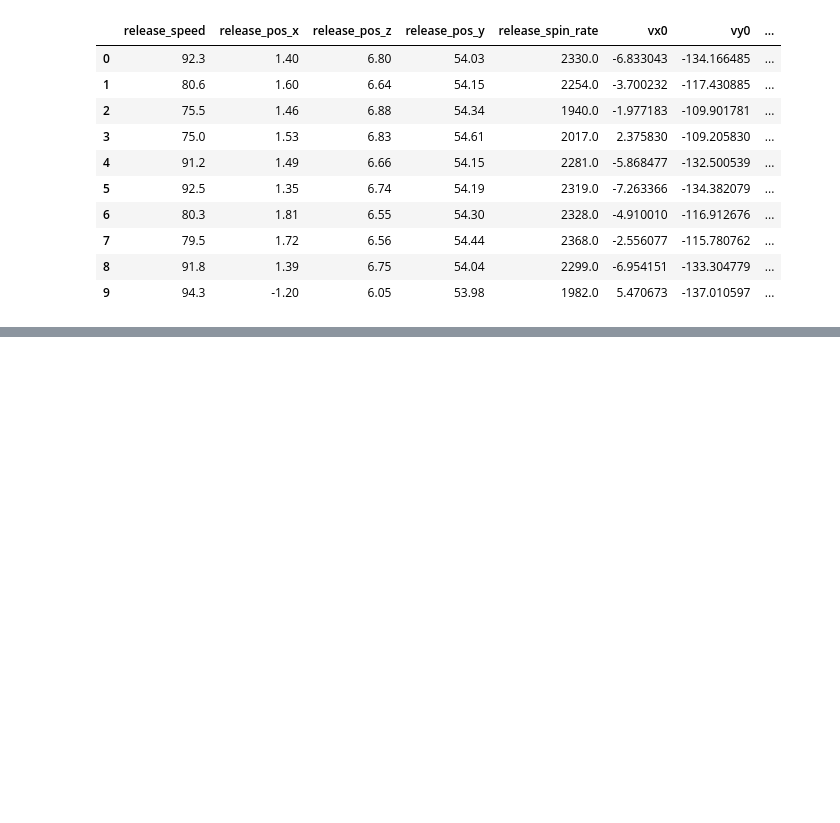
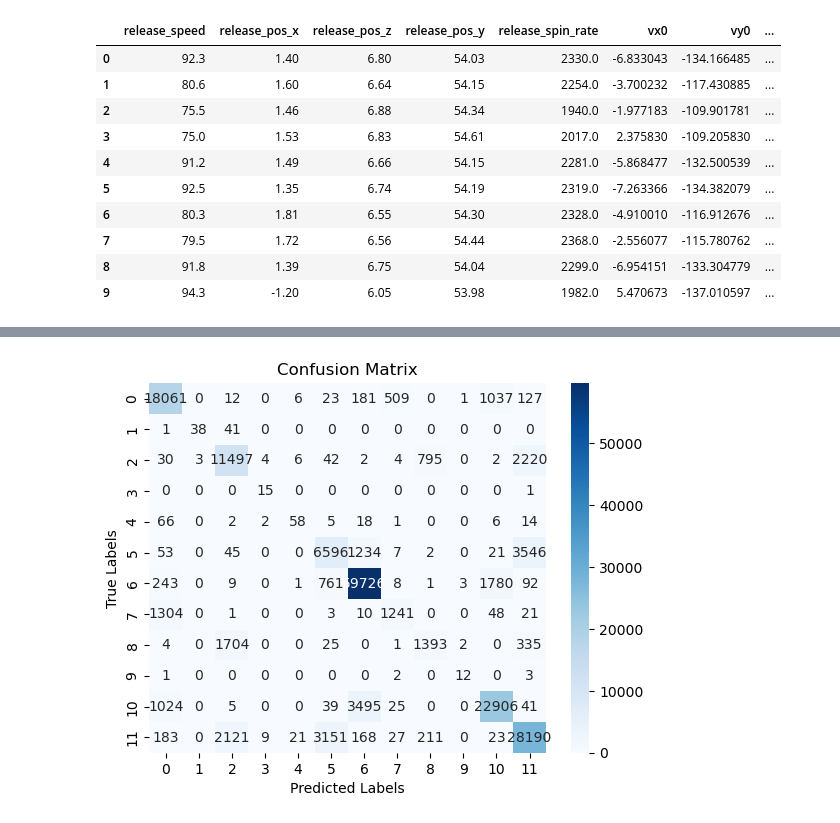
Before and after one commit to spencersolomon6/Statcast-Pitch-Classifier, a Jupyter notebook: KNN.ipynb, the cells around one changed output, grey strips where cells are left out. Saved outputs shown, nothing was run; the diff lists cells and outputs as text; code cells hidden in the pictures; blank space fills up the shorter version.

```diff
--- a/KNN.ipynb
+++ b/KNN.ipynb
@@ -68,0 +75,17 @@ Recall Score:  [0.90499574 0.475      0.78719617 0.9375     0.3372093  0.5733657
+# %%
+import matplotlib.pyplot as plt
+import seaborn as sns
+from sklearn.metrics import confusion_matrix
+
+
+# Create a confusion matrix
+cm = confusion_matrix(y_test, y_pred)
+
+# Plot the confusion matrix
+sns.heatmap(cm, annot=True, cmap='Blues', fmt='g')
+plt.title('Confusion Matrix')
+plt.xlabel('Predicted Labels')
+plt.ylabel('True Labels')
+plt.show()
+# %% [output]
+[figure, added]
```
Also changed, not shown: parts of 1 cell of this notebook.
